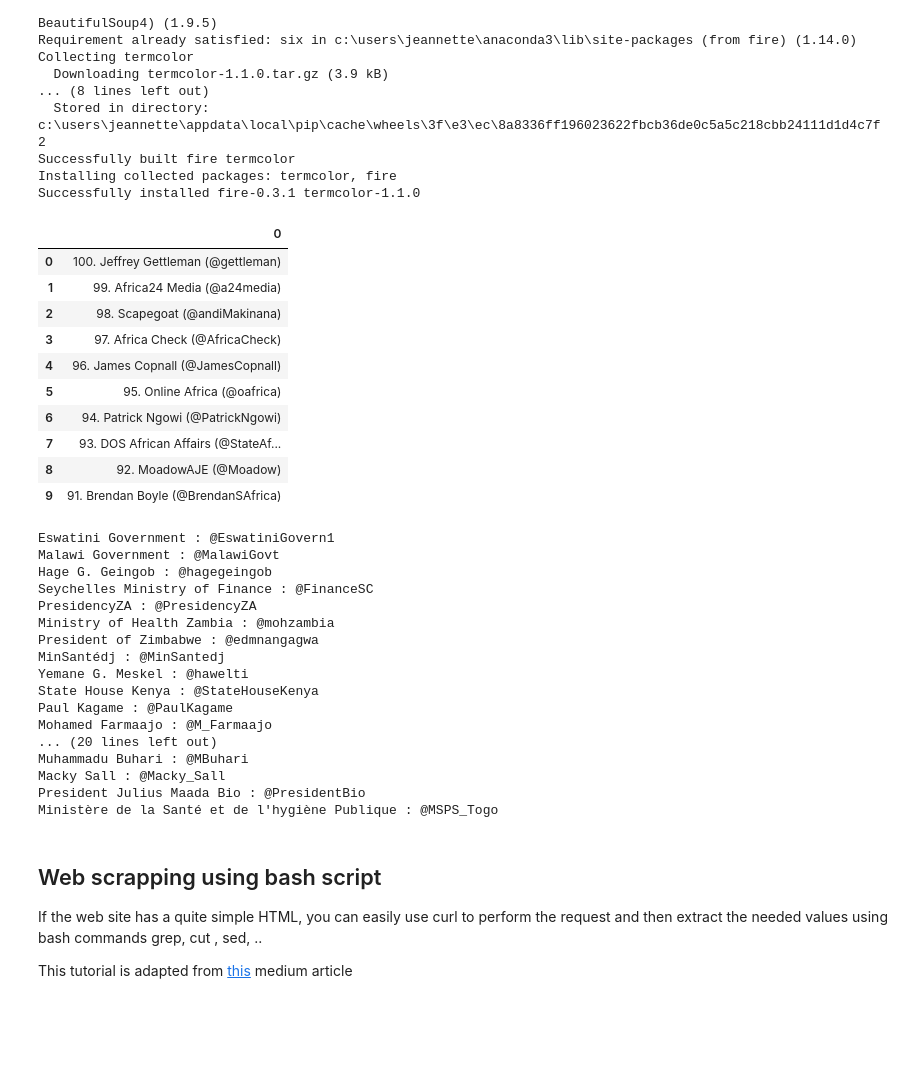
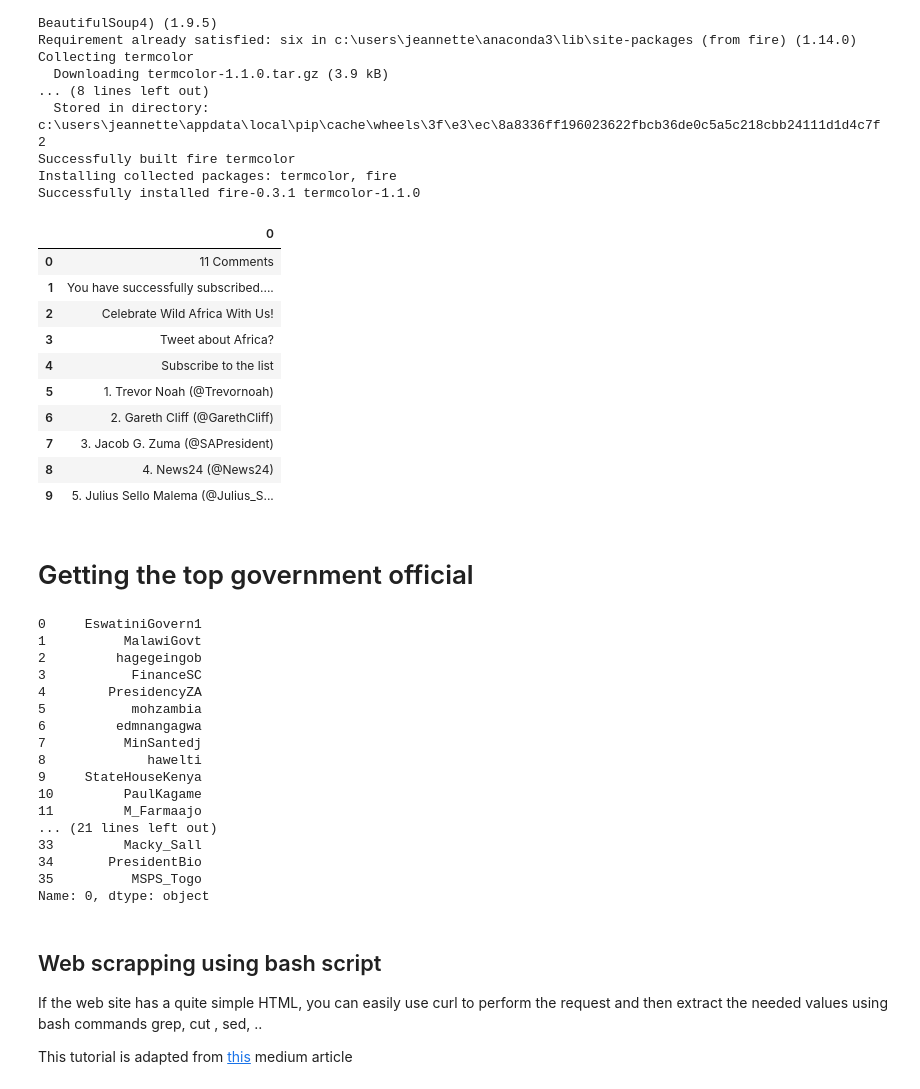
Before and after one commit to jenny199/10academy_projects, a Jupyter notebook: scrapping_starter.ipynb, the cells around one changed output. Saved outputs shown, nothing was run; the diff lists cells and outputs as text; code cells hidden in the pictures; blank space fills up the shorter version.

```diff
--- a/scrapping_starter.ipynb
+++ b/scrapping_starter.ipynb
@@ -129,48 +130,65 @@ if get_ipython().__class__.__name__ == '__main__':
     fire(get_elements)
 # %%
 res = get_elements('https://africafreak.com/100-most-influential-twitter-users-in-africa', tag = 'h2')
-df = pd.DataFrame(res)
+data = res[90:100]
+data1 = res[::-1] #reversing the top influentials
+df = pd.DataFrame(data1)
 df.head(10)
 # %% [output]
 |  | 0 |
-| 0 | 100. Jeffrey Gettleman (@gettleman) |
-| 1 | 99. Africa24 Media (@a24media) |
-| 2 | 98. Scapegoat (@andiMakinana) |
-| 3 | 97. Africa Check (@AfricaCheck) |
-| 4 | 96. James Copnall (@JamesCopnall) |
-| 5 | 95. Online Africa (@oafrica) |
-| 6 | 94. Patrick Ngowi (@PatrickNgowi) |
-| 7 | 93. DOS African Affairs (@StateAf... |
-| 8 | 92. MoadowAJE (@Moadow) |
-| 9 | 91. Brendan Boyle (@BrendanSAfrica) |
+| 0 | 11 Comments |
+| 1 | You have successfully subscribed.... |
+| 2 | Celebrate Wild Africa With Us! |
+| 3 | Tweet about Africa? |
+| 4 | Subscribe to the list |
+| 5 | 1. Trevor Noah (@Trevornoah) |
+| 6 | 2. Gareth Cliff (@GarethCliff) |
+| 7 | 3. Jacob G. Zuma (@SAPresident) |
+| 8 | 4. News24 (@News24) |
+| 9 | 5. Julius Sello Malema (@Julius_S... |
 # %%
 url= 'https://www.atlanticcouncil.org/blogs/africasource/african-leaders-respond-to-coronavirus-on-twitter/#east-africa'
 response = simple_get(url)
+# %% [markdown]
+# Getting the top government official
 # %%
 res_gov = get_elements(response, tag='blockquote')
+names = []
+handles = []
 for r in res_gov:
     split_data = r.split('— ',maxsplit=1)[1].rsplit('(',maxsplit=1)
     name = split_data[0].split(',')[0].strip()
     handle =  split_data[1].rsplit(')',maxsplit=1)[0]
-    print(f'{name} : {handle}')
+    names.append(name)
+    handles.append(handle)
+
+# df_gov = pd.DataFrame({'Names': names, 'Handles': handles})
+df_gov = pd.DataFrame(handles)
+df_gov.head(10).to_csv (r'C:\Users\jeannette\Desktop\top10_gov_influencers.csv', index = False, header=True)
+df_gov.to_csv (r'C:\Users\jeannette\Desktop\top10_gov_influencers.csv', index = False, header=True)
+df_gov1 = df_gov[0].str.split('.',expand = True)
+df_gov2 = df_gov1[0].replace('@','', regex=True)
+df_gov2
+# df_gov2 = df_gov1[0].str.split('(',expand = True)
+# df_gov2.head(10)
 # %% [output]
-Eswatini Government : @EswatiniGovern1
-Malawi Government : @MalawiGovt
-Hage G. Geingob : @hagegeingob
-Seychelles Ministry of Finance : @FinanceSC
-PresidencyZA : @PresidencyZA
-Ministry of Health Zambia : @mohzambia
-President of Zimbabwe : @edmnangagwa
-MinSantédj : @MinSantedj
-Yemane G. Meskel : @hawelti
-State House Kenya : @StateHouseKenya
-Paul Kagame : @PaulKagame
-Mohamed Farmaajo : @M_Farmaajo
-... (20 lines left out)
-Muhammadu Buhari : @MBuhari
-Macky Sall : @Macky_Sall
-President Julius Maada Bio : @PresidentBio
-Ministère de la Santé et de l'hygiène Publique : @MSPS_Togo
+0     EswatiniGovern1
+1          MalawiGovt
+2         hagegeingob
+3           FinanceSC
+4        PresidencyZA
+5           mohzambia
+6         edmnangagwa
+7          MinSantedj
+8             hawelti
+9     StateHouseKenya
+10         PaulKagame
+11         M_Farmaajo
+... (21 lines left out)
+33         Macky_Sall
+34       PresidentBio
+35          MSPS_Togo
+Name: 0, dtype: object
 # %% [markdown]
 ## Web scrapping using bash script
 If the web site has a quite simple HTML, you can easily use curl to perform the request and then extract the needed values using bash commands grep, cut , sed, ..
```
Also changed, not shown: parts of 18 cells of this notebook.
